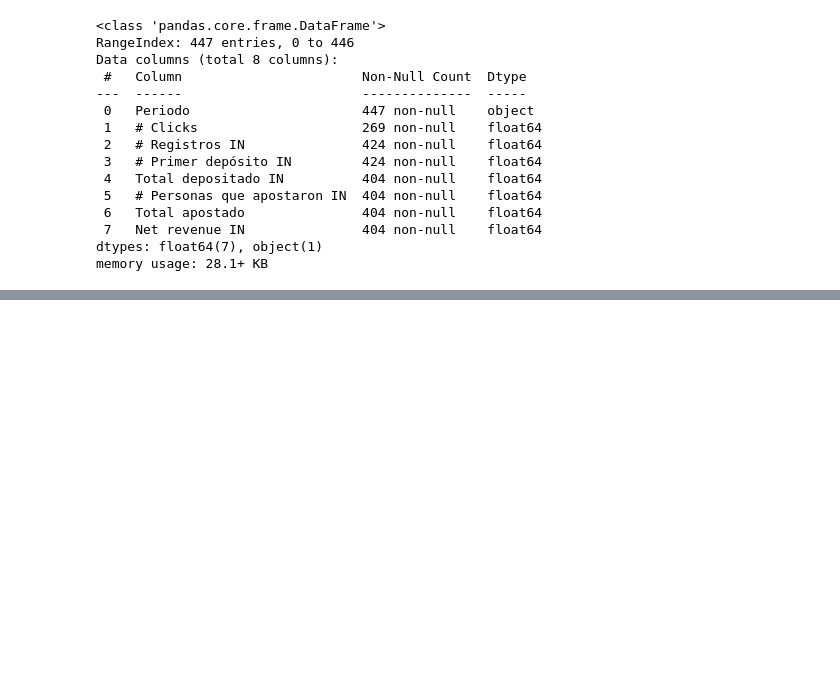
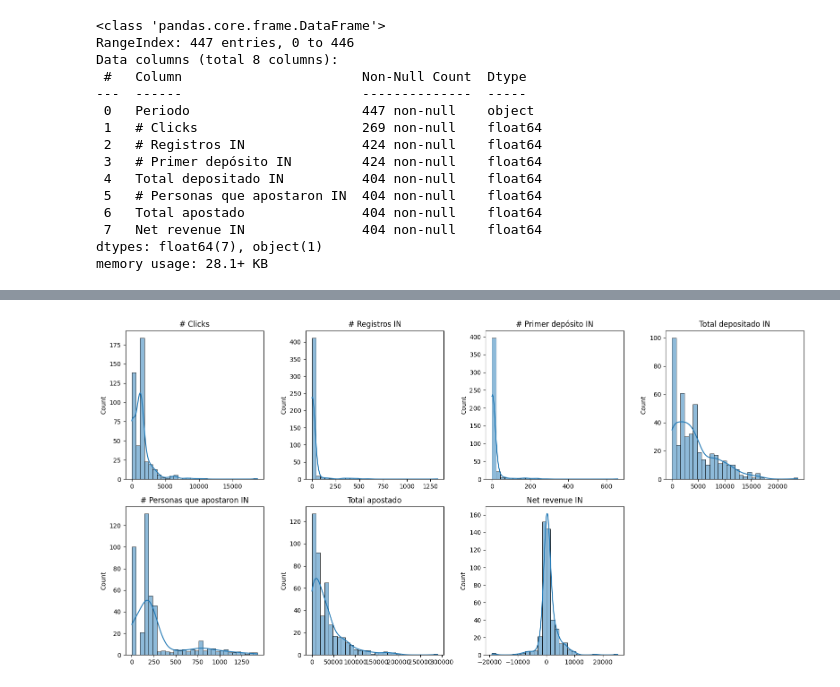
Before and after one commit to EduardoGonzalez031195/prueba-inlaze, a Jupyter notebook: eda_empresa_abc.ipynb, the cells around one changed output, grey strips where cells are left out. Saved outputs shown, nothing was run; the diff lists cells and outputs as text; code cells hidden in the pictures; blank space fills up the shorter version.

```diff
--- a/eda_empresa_abc.ipynb
+++ b/eda_empresa_abc.ipynb
@@ -89,0 +124,5 @@ Sin embargo procederemos a fortear cada una de las columnas al tipo de dato que
+# %%
+# Eliminación de filas duplicadas
+print(f'Tamaño del set antes de eliminar las filas repetidas: {df.shape}')
+df.drop_duplicates(inplace=True)
+print(f'Tamaño del set después de eliminar las filas repetidas: {df.shape}')
@@ -89,0 +132,12 @@ Sin embargo procederemos a fortear cada una de las columnas al tipo de dato que
+# %%
+# Conversión de tipos de datos
+df['Periodo'] = pd.to_datetime(df['Periodo'], format='%Y-%m-%d').dt.date
+df['# Clicks'] = df['# Clicks'].astype(int)
+df['# Registros IN'] = df['# Registros IN'].astype(int)
+df['# Primer depósito IN'] = df['# Primer depósito IN'].astype(int)
+df['Total depositado IN'] = pd.to_numeric(df['Total depositado IN'], errors='coerce').round(2)
+df['# Personas que apostaron IN'] = df['# Personas que apostaron IN'].astype(int)
+df['Total apostado'] = pd.to_numeric(df['Total apostado'], errors='coerce').round(2)
+df['Net revenue IN'] = pd.to_numeric(df['Net revenue IN'], errors='coerce').round(2)
+
+df.dtypes
@@ -89,0 +201,28 @@ Sin embargo procederemos a fortear cada una de las columnas al tipo de dato que
+# %%
+# Dibujar histogramas
+col_num = ['# Clicks', '# Registros IN', '# Primer depósito IN', 'Total depositado IN', '# Personas que apostaron IN', 'Total apostado', 'Net revenue IN']
+
+# Asegurar tipo numérico
+for c in col_num:
+    df[c] = pd.to_numeric(df[c], errors='coerce')
+
+# Configuración de la figura
+cols = 4
+rows = int(np.ceil(len(col_num) / cols))
+fig, axes = plt.subplots(nrows=rows, ncols=cols, figsize=(16, 4 * rows))
+axes = axes.flatten()
+
+for i, col in enumerate(col_num):
+    sns.histplot(data=df, x=col, ax=axes[i], kde=True, bins=30, color='C0')
+    axes[i].set_title(col)
+    axes[i].set_xlabel('')
+    axes[i].ticklabel_format(axis='x', useOffset=False)
+
+# Ocultar ejes sobrantes
+for j in range(len(col_num), len(axes)):
+    axes[j].set_visible(False)
+
+plt.tight_layout()
+plt.show()
+# %% [output]
+[figure, added]
```
Also changed, not shown: parts of 21 cells of this notebook, 4 other files.
